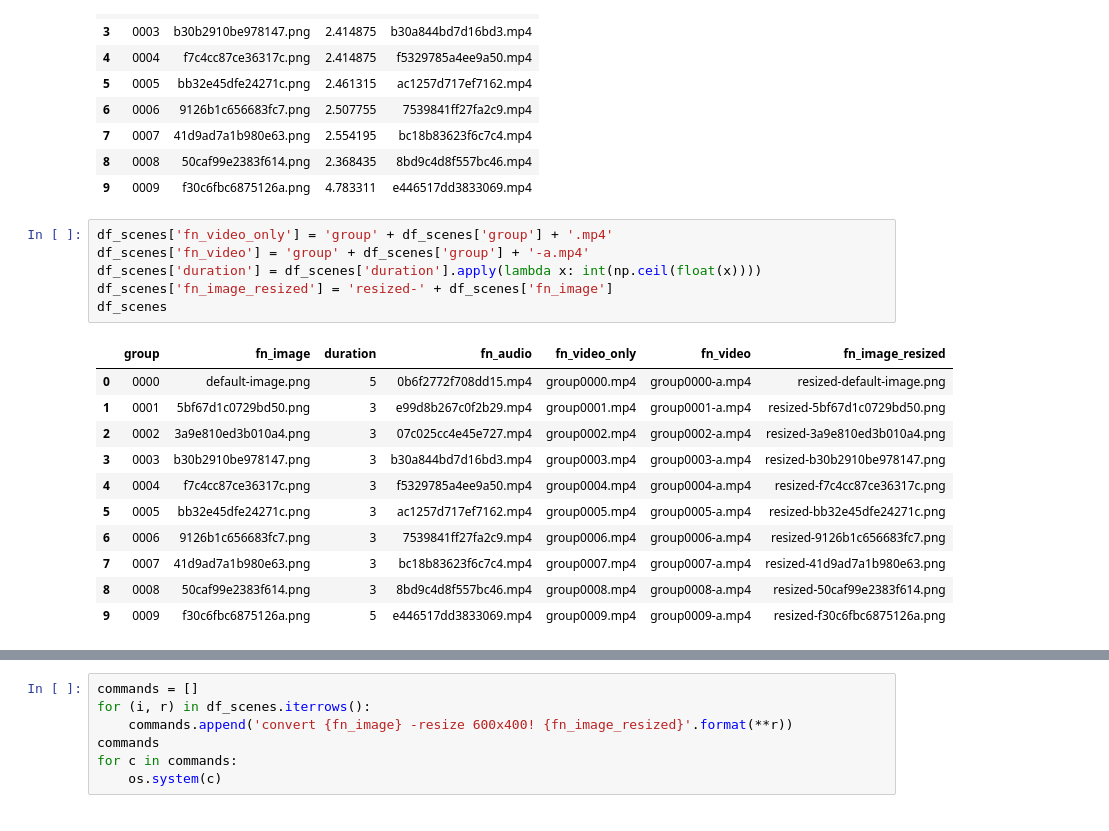
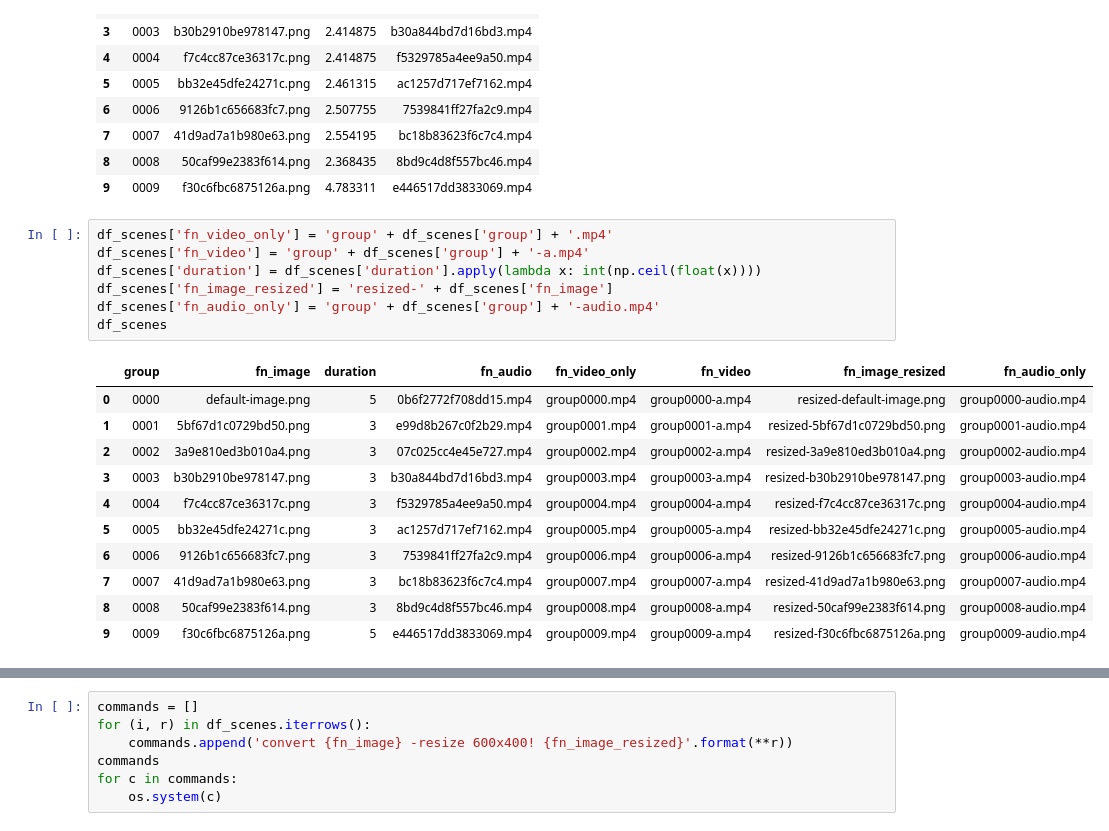
Before and after one commit to initiumlab/news2video, a Jupyter notebook: experiments/assemble-osx/Assemble Video.ipynb, the cells around one changed output, grey strips where cells are left out. Saved outputs shown, nothing was run; the diff lists cells and outputs as text.

Commit message:
copy pure audio for later use

```diff
--- a/experiments/assemble-osx/Assemble Video.ipynb
+++ b/experiments/assemble-osx/Assemble Video.ipynb
@@ -323,18 +323,19 @@ df_scenes
 # %%
 df_scenes['fn_video_only'] = 'group' + df_scenes['group'] + '.mp4'
 df_scenes['fn_video'] = 'group' + df_scenes['group'] + '-a.mp4'
 df_scenes['duration'] = df_scenes['duration'].apply(lambda x: int(np.ceil(float(x))))
 df_scenes['fn_image_resized'] = 'resized-' + df_scenes['fn_image']
+df_scenes['fn_audio_only'] = 'group' + df_scenes['group'] + '-audio.mp4'
 df_scenes
 # %% [output]
-|  | group | fn_image | duration | fn_audio | fn_video_only | fn_video | fn_image_resized |
-| 0 | 0000 | default-image.png | 5 | 0b6f2772f708dd15.mp4 | group0000.mp4 | group0000-a.mp4 | resized-default-image.png |
-| 1 | 0001 | 5bf67d1c0729bd50.png | 3 | e99d8b267c0f2b29.mp4 | group0001.mp4 | group0001-a.mp4 | resized-5bf67d1c0729bd50.png |
-| 2 | 0002 | 3a9e810ed3b010a4.png | 3 | 07c025cc4e45e727.mp4 | group0002.mp4 | group0002-a.mp4 | resized-3a9e810ed3b010a4.png |
-| 3 | 0003 | b30b2910be978147.png | 3 | b30a844bd7d16bd3.mp4 | group0003.mp4 | group0003-a.mp4 | resized-b30b2910be978147.png |
-| 4 | 0004 | f7c4cc87ce36317c.png | 3 | f5329785a4ee9a50.mp4 | group0004.mp4 | group0004-a.mp4 | resized-f7c4cc87ce36317c.png |
-| 5 | 0005 | bb32e45dfe24271c.png | 3 | ac1257d717ef7162.mp4 | group0005.mp4 | group0005-a.mp4 | resized-bb32e45dfe24271c.png |
-| 6 | 0006 | 9126b1c656683fc7.png | 3 | 7539841ff27fa2c9.mp4 | group0006.mp4 | group0006-a.mp4 | resized-9126b1c656683fc7.png |
-| 7 | 0007 | 41d9ad7a1b980e63.png | 3 | bc18b83623f6c7c4.mp4 | group0007.mp4 | group0007-a.mp4 | resized-41d9ad7a1b980e63.png |
-| 8 | 0008 | 50caf99e2383f614.png | 3 | 8bd9c4d8f557bc46.mp4 | group0008.mp4 | group0008-a.mp4 | resized-50caf99e2383f614.png |
-| 9 | 0009 | f30c6fbc6875126a.png | 5 | e446517dd3833069.mp4 | group0009.mp4 | group0009-a.mp4 | resized-f30c6fbc6875126a.png |
+|  | group | fn_image | duration | fn_audio | fn_video_only | fn_video | fn_image_resized | fn_audio_only |
+| 0 | 0000 | default-image.png | 5 | 0b6f2772f708dd15.mp4 | group0000.mp4 | group0000-a.mp4 | resized-default-image.png | group0000-audio.mp4 |
+| 1 | 0001 | 5bf67d1c0729bd50.png | 3 | e99d8b267c0f2b29.mp4 | group0001.mp4 | group0001-a.mp4 | resized-5bf67d1c0729bd50.png | group0001-audio.mp4 |
+| 2 | 0002 | 3a9e810ed3b010a4.png | 3 | 07c025cc4e45e727.mp4 | group0002.mp4 | group0002-a.mp4 | resized-3a9e810ed3b010a4.png | group0002-audio.mp4 |
+| 3 | 0003 | b30b2910be978147.png | 3 | b30a844bd7d16bd3.mp4 | group0003.mp4 | group0003-a.mp4 | resized-b30b2910be978147.png | group0003-audio.mp4 |
+| 4 | 0004 | f7c4cc87ce36317c.png | 3 | f5329785a4ee9a50.mp4 | group0004.mp4 | group0004-a.mp4 | resized-f7c4cc87ce36317c.png | group0004-audio.mp4 |
+| 5 | 0005 | bb32e45dfe24271c.png | 3 | ac1257d717ef7162.mp4 | group0005.mp4 | group0005-a.mp4 | resized-bb32e45dfe24271c.png | group0005-audio.mp4 |
+| 6 | 0006 | 9126b1c656683fc7.png | 3 | 7539841ff27fa2c9.mp4 | group0006.mp4 | group0006-a.mp4 | resized-9126b1c656683fc7.png | group0006-audio.mp4 |
+| 7 | 0007 | 41d9ad7a1b980e63.png | 3 | bc18b83623f6c7c4.mp4 | group0007.mp4 | group0007-a.mp4 | resized-41d9ad7a1b980e63.png | group0007-audio.mp4 |
+| 8 | 0008 | 50caf99e2383f614.png | 3 | 8bd9c4d8f557bc46.mp4 | group0008.mp4 | group0008-a.mp4 | resized-50caf99e2383f614.png | group0008-audio.mp4 |
+| 9 | 0009 | f30c6fbc6875126a.png | 5 | e446517dd3833069.mp4 | group0009.mp4 | group0009-a.mp4 | resized-f30c6fbc6875126a.png | group0009-audio.mp4 |
```
Also changed, not shown: parts of 1 cell of this notebook, 1 other file.
